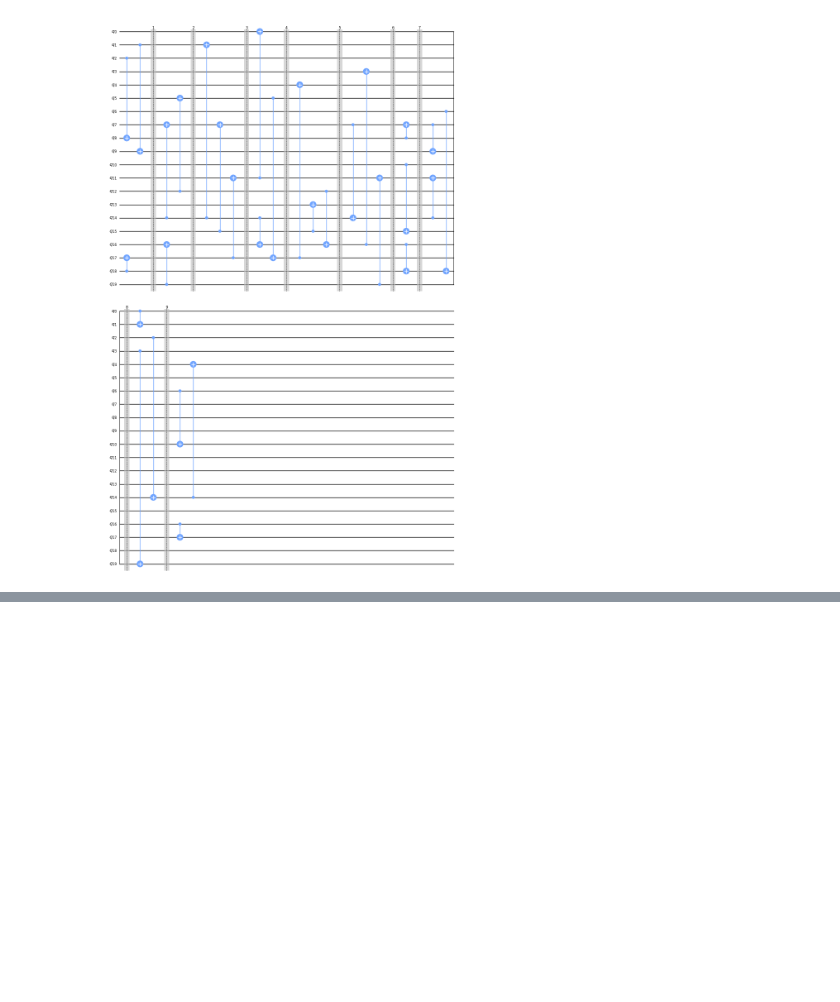
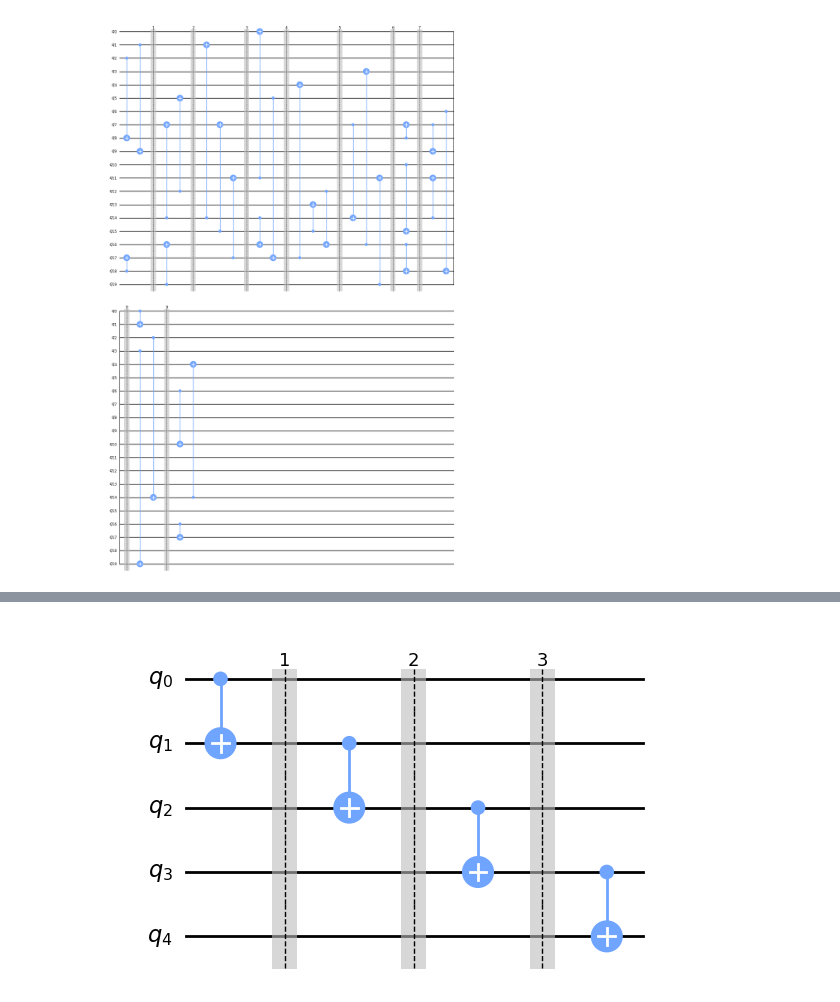
Before and after one commit to yezhuoyang/Qerrorprop, a Jupyter notebook: examples.ipynb, the cells around one changed output, grey strips where cells are left out. Saved outputs shown, nothing was run; the diff lists cells and outputs as text; code cells hidden in the pictures; blank space fills up the shorter version.

```diff
--- a/examples.ipynb
+++ b/examples.ipynb
@@ -345,0 +404,14 @@ plt.show()
+# %%
+from CNOTCircuit import CNOTCircuit
+
+
+circuit=CNOTCircuit(5,3,0.01)
+circuit.add_CNOT(0,1,0)
+circuit.add_CNOT(1,2,1)
+circuit.add_CNOT(2,3,2)
+circuit.add_CNOT(3,4,3)
+circuit.construct_all()
+circuit.show_circuit()
+circuit._qiskitcircuit.draw(output="mpl")
+# %% [output]
+[figure, added]
```
Also changed, not shown: parts of 14 cells of this notebook, 1 other file.
